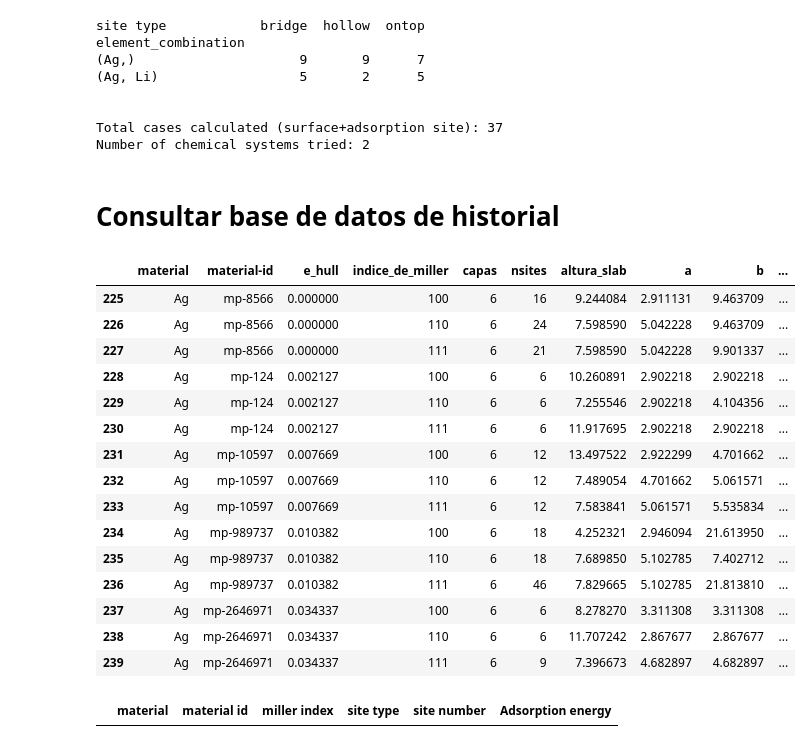
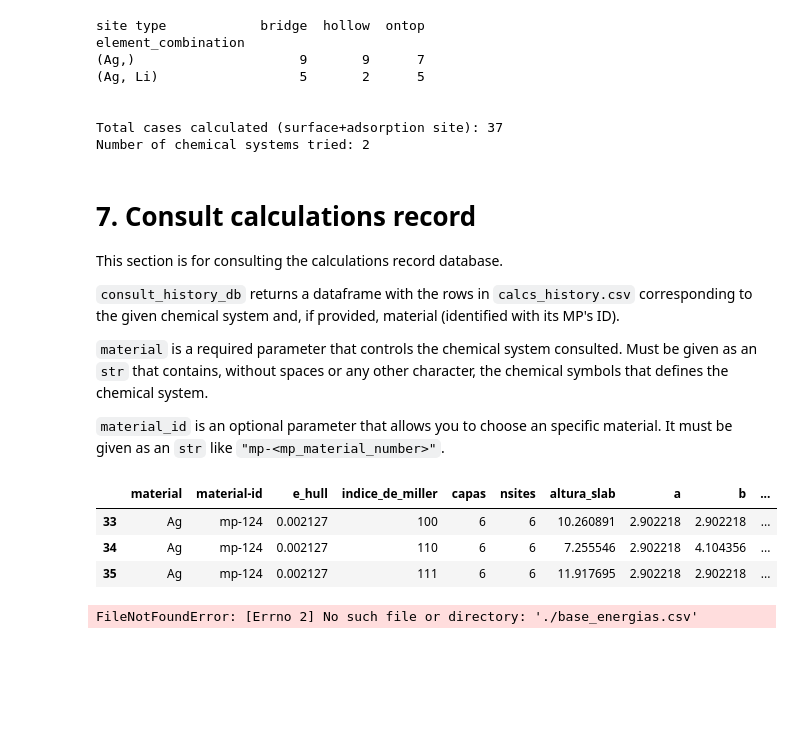
Before and after one commit to edu97castro/Li_Adsorption_ML, a Jupyter notebook: run_adsorption_calc.ipynb, the cells around one changed output. Drawn from its saved outputs; the diff is of its cells as text; code cells hidden in the pictures; blank space fills up the shorter version.

Commit message:
Update section 7 in run_adsorption_calc notebook
Add explanations and translations into english.

```diff
--- a/run_adsorption_calc.ipynb
+++ b/run_adsorption_calc.ipynb
@@ -198,29 +198,34 @@ element_combination
 Total cases calculated (surface+adsorption site): 37
 Number of chemical systems tried: 2
 # %% [markdown]
-# Consultar base de datos de historial
+# 7. Consult calculations record
+
+This section is for consulting the calculations record database.
+
+`consult_history_db` returns a dataframe with the rows in `calcs_history.csv` corresponding to the given chemical system and, if provided, material (identified with its MP's ID).
+
+`material` is a required parameter that controls the chemical system consulted. Must be given as an `str` that contains, without spaces or any other character, the chemical symbols that defines the chemical system.
+
+`material_id` is an optional parameter that allows you to choose an specific material. It must be given as an `str` like `"mp-<mp_material_number>"`.
 # %%
-mat_summary = consult_history_db('Ag')
+# Parameter
+material = 'Ag'
+material_id = 'mp-124'
+
+calcs_record_csv_path = './results/calcs_history.csv'
+mat_summary = consult_history_db(material, material_id=material_id, history_csv=calcs_record_csv_path)
 pd.set_option('display.max_columns', None)
 display(mat_summary)
 # %% [output]
 |  | material | material-id | e_hull | indice_de_miller | capas | nsites | altura_slab | a | b | ... |
-| 225 | Ag | mp-8566 | 0.000000 | 100 | 6 | 16 | 9.244084 | 2.911131 | 9.463709 | ... |
-| 226 | Ag | mp-8566 | 0.000000 | 110 | 6 | 24 | 7.598590 | 5.042228 | 9.463709 | ... |
-| 227 | Ag | mp-8566 | 0.000000 | 111 | 6 | 21 | 7.598590 | 5.042228 | 9.901337 | ... |
-| 228 | Ag | mp-124 | 0.002127 | 100 | 6 | 6 | 10.260891 | 2.902218 | 2.902218 | ... |
-| 229 | Ag | mp-124 | 0.002127 | 110 | 6 | 6 | 7.255546 | 2.902218 | 4.104356 | ... |
-| 230 | Ag | mp-124 | 0.002127 | 111 | 6 | 6 | 11.917695 | 2.902218 | 2.902218 | ... |
-| 231 | Ag | mp-10597 | 0.007669 | 100 | 6 | 12 | 13.497522 | 2.922299 | 4.701662 | ... |
-| 232 | Ag | mp-10597 | 0.007669 | 110 | 6 | 12 | 7.489054 | 4.701662 | 5.061571 | ... |
-| 233 | Ag | mp-10597 | 0.007669 | 111 | 6 | 12 | 7.583841 | 5.061571 | 5.535834 | ... |
-| 234 | Ag | mp-989737 | 0.010382 | 100 | 6 | 18 | 4.252321 | 2.946094 | 21.613950 | ... |
-| 235 | Ag | mp-989737 | 0.010382 | 110 | 6 | 18 | 7.689850 | 5.102785 | 7.402712 | ... |
-| 236 | Ag | mp-989737 | 0.010382 | 111 | 6 | 46 | 7.829665 | 5.102785 | 21.813810 | ... |
-| 237 | Ag | mp-2646971 | 0.034337 | 100 | 6 | 6 | 8.278270 | 3.311308 | 3.311308 | ... |
-| 238 | Ag | mp-2646971 | 0.034337 | 110 | 6 | 6 | 11.707242 | 2.867677 | 2.867677 | ... |
-| 239 | Ag | mp-2646971 | 0.034337 | 111 | 6 | 9 | 7.396673 | 4.682897 | 4.682897 | ... |
+| 33 | Ag | mp-124 | 0.002127 | 100 | 6 | 6 | 10.260891 | 2.902218 | 2.902218 | ... |
+| 34 | Ag | mp-124 | 0.002127 | 110 | 6 | 6 | 7.255546 | 2.902218 | 4.104356 | ... |
+| 35 | Ag | mp-124 | 0.002127 | 111 | 6 | 6 | 11.917695 | 2.902218 | 2.902218 | ... |
 # %%
+# Parameters
+material = 'Ag'
+material_id = 'mp-124'
+
 consult_energies_database(material, material_id)
 # %% [output]
-|  | material | material id | miller index | site type | site number | Adsorption energy |
+FileNotFoundError: [Errno 2] No such file or directory: './base_energias.csv'
```
